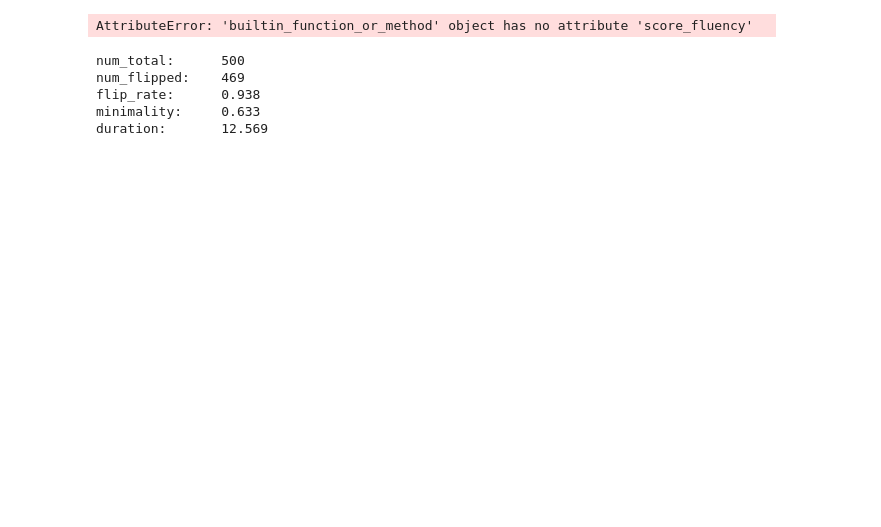
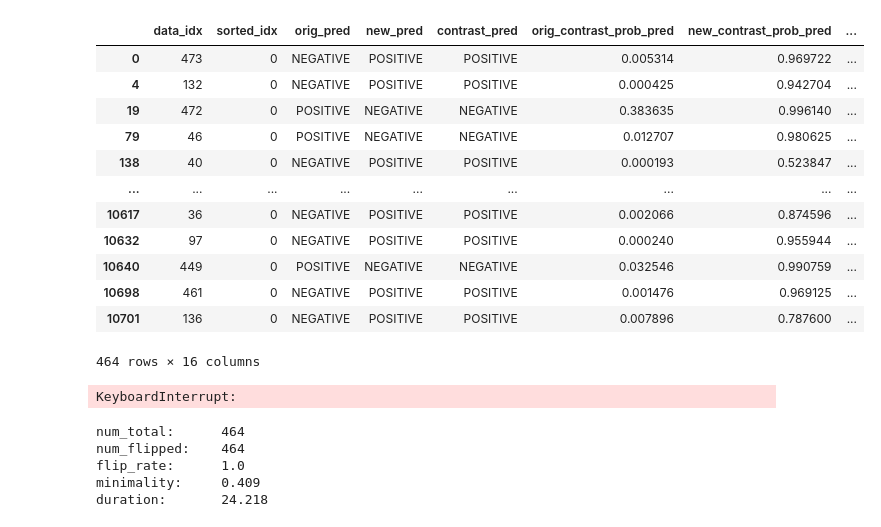
Before and after one commit to Dhormir/mmice, a Jupyter notebook: notebooks/evaluation.ipynb, the cells around one changed output. Drawn from its saved outputs; the diff is of its cells as text; code cells hidden in the pictures; blank space fills up the shorter version.

```diff
--- a/notebooks/evaluation.ipynb
+++ b/notebooks/evaluation.ipynb
@@ -23,7 +23,8 @@ SAVE_PATH = f"../results/{TASK}/edits/{STAGE2EXP}/"
 EDIT_PATH = SAVE_PATH + "edits.csv"
 # %%
 def read_edits(path):
-    edits = pd.read_csv(path, sep="\t", lineterminator="\n")
+    edits = pd.read_csv(path, sep="\t", lineterminator="\n").dropna()
+    edits = edits[edits['data_idx'] != 'data_idx']
     if edits['new_pred'].dtype == np.dtype('float64'):
         edits['new_pred'] = edits.apply(lambda row: str(int(row['new_pred']) if not np.isnan(row['new_pred']) else ""), axis=1)
         edits['orig_pred'] = edits.apply(lambda row: str(int(row['orig_pred']) if not np.isnan(row['orig_pred']) else ""), axis=1)
@@ -38,6 +39,10 @@ def get_best_edits(edits):
     """ MiCE writes all edits that are found in Stage 2,
     but we only want to evaluate the smallest per input.
     Calling get_sorted_e() """
+    edits['sorted_idx'] = pd.to_numeric(edits['sorted_idx'])
+    edits['minimality'] = pd.to_numeric(edits['minimality'])
+    edits['data_idx'] = pd.to_numeric(edits['data_idx'])
+    edits['duration'] = pd.to_numeric(edits['duration'])
     return edits[edits['sorted_idx'] == 0]
 
 def evaluate_edits(edits):
@@ -45,6 +50,7 @@ def evaluate_edits(edits):
     minim = temp['minimality'].mean()
     flipped = temp[temp['new_pred'].astype(str)==temp['contrast_pred'].astype(str)]
     nunique = temp['data_idx'].nunique()
+
     flip_rate = len(flipped)/nunique
     duration = temp['duration'].mean()
     metrics = {
@@ -97,11 +103,27 @@ def display_race_results(rows):
 # %%
 edits = read_edits(EDIT_PATH)
 edits = get_best_edits(edits)
+# %%
+edits
+# %% [output]
+|  | data_idx | sorted_idx | orig_pred | new_pred | contrast_pred | orig_contrast_prob_pred | new_contrast_prob_pred | ... |
+| 0 | 473 | 0 | NEGATIVE | POSITIVE | POSITIVE | 0.005314 | 0.969722 | ... |
+| 4 | 132 | 0 | NEGATIVE | POSITIVE | POSITIVE | 0.000425 | 0.942704 | ... |
+| 19 | 472 | 0 | POSITIVE | NEGATIVE | NEGATIVE | 0.383635 | 0.996140 | ... |
+| 79 | 46 | 0 | POSITIVE | NEGATIVE | NEGATIVE | 0.012707 | 0.980625 | ... |
+| 138 | 40 | 0 | NEGATIVE | POSITIVE | POSITIVE | 0.000193 | 0.523847 | ... |
+| ... | ... | ... | ... | ... | ... | ... | ... | ... |
+| 10617 | 36 | 0 | NEGATIVE | POSITIVE | POSITIVE | 0.002066 | 0.874596 | ... |
+| 10632 | 97 | 0 | NEGATIVE | POSITIVE | POSITIVE | 0.000240 | 0.955944 | ... |
+| 10640 | 449 | 0 | POSITIVE | NEGATIVE | NEGATIVE | 0.032546 | 0.990759 | ... |
+| 10698 | 461 | 0 | NEGATIVE | POSITIVE | POSITIVE | 0.001476 | 0.969125 | ... |
+| 10701 | 136 | 0 | NEGATIVE | POSITIVE | POSITIVE | 0.007896 | 0.787600 | ... |
+464 rows × 16 columns
 # %%
 tqdm.pandas(desc='original sequence loss!')
 a = edits["orig_editable_seg"].progress_apply(lambda x: eval.score_fluency(x, 1))
 # %% [output]
-AttributeError: 'builtin_function_or_method' object has no attribute 'score_fluency'
+KeyboardInterrupt:
 # %%
 tqdm.pandas(desc='edited sequence loss!')
 b = edits["edited_editable_seg"].progress_apply(lambda x: eval.score_fluency(x) if isinstance(x, str) else 0)
@@ -113,8 +135,8 @@ edits.to_csv(SAVE_PATH + "best_edits.csv", sep="\t", lineterminator="\n")
 #edits = get_best_edits(edits)
 metrics = evaluate_edits(edits)
 # %% [output]
-num_total:      500
-num_flipped:    469
-flip_rate:      0.938
-minimality:     0.633
-duration:       12.569
+num_total:      464
+num_flipped:    464
+flip_rate:      1.0
+minimality:     0.409
+duration:       24.218
```
Also changed, not shown: parts of 2 cells of this notebook, 5 other files.
